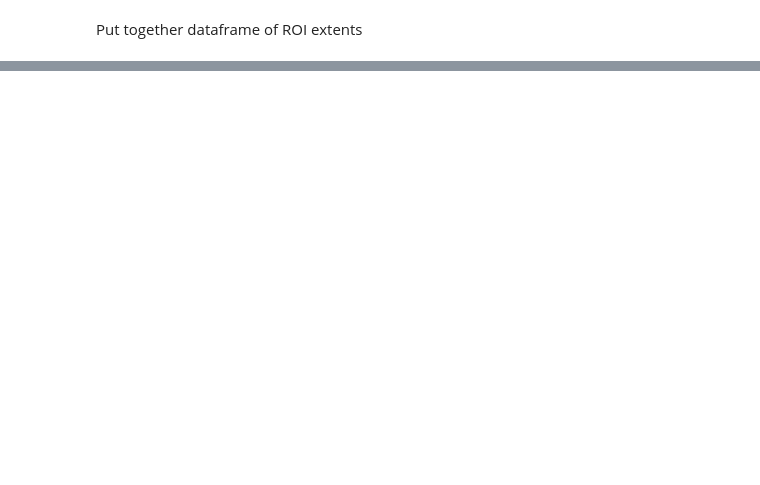
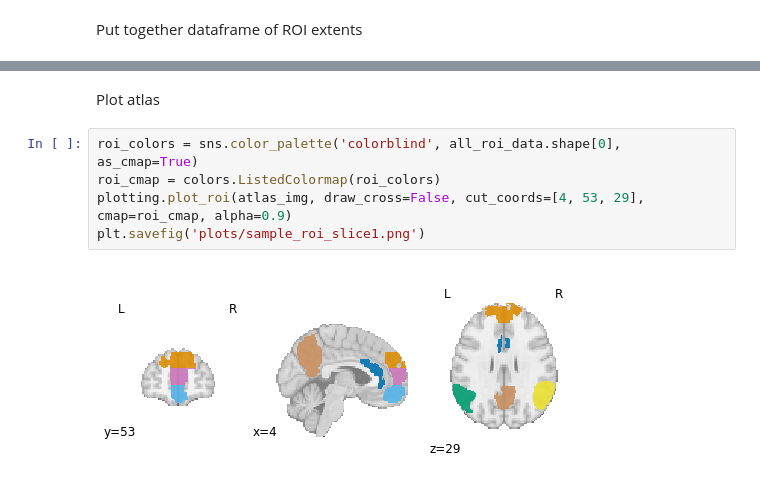
Before and after one commit to nataliavelez/teaching_fmri, a Jupyter notebook: 5_roi/2_check_roi.ipynb, the cells around one changed output, grey strips where cells are left out. Drawn from its saved outputs; the diff is of its cells as text; blank space fills up the shorter version.

```diff
--- a/5_roi/2_check_roi.ipynb
+++ b/5_roi/2_check_roi.ipynb
@@ -89,0 +201,9 @@ all_roi_extents.groupby('roi').agg({'extent': ['min', 'max', 'median']})
+# %% [markdown]
+Plot atlas
+# %%
+roi_colors = sns.color_palette('colorblind', all_roi_data.shape[0], as_cmap=True)
+roi_cmap = colors.ListedColormap(roi_colors)
+plotting.plot_roi(atlas_img, draw_cross=False, cut_coords=[4, 53, 29], cmap=roi_cmap, alpha=0.9)
+plt.savefig('plots/sample_roi_slice1.png')
+# %% [output]
+[figure, added]
```
Also changed, not shown: parts of 18 cells of this notebook, 17 other files.
